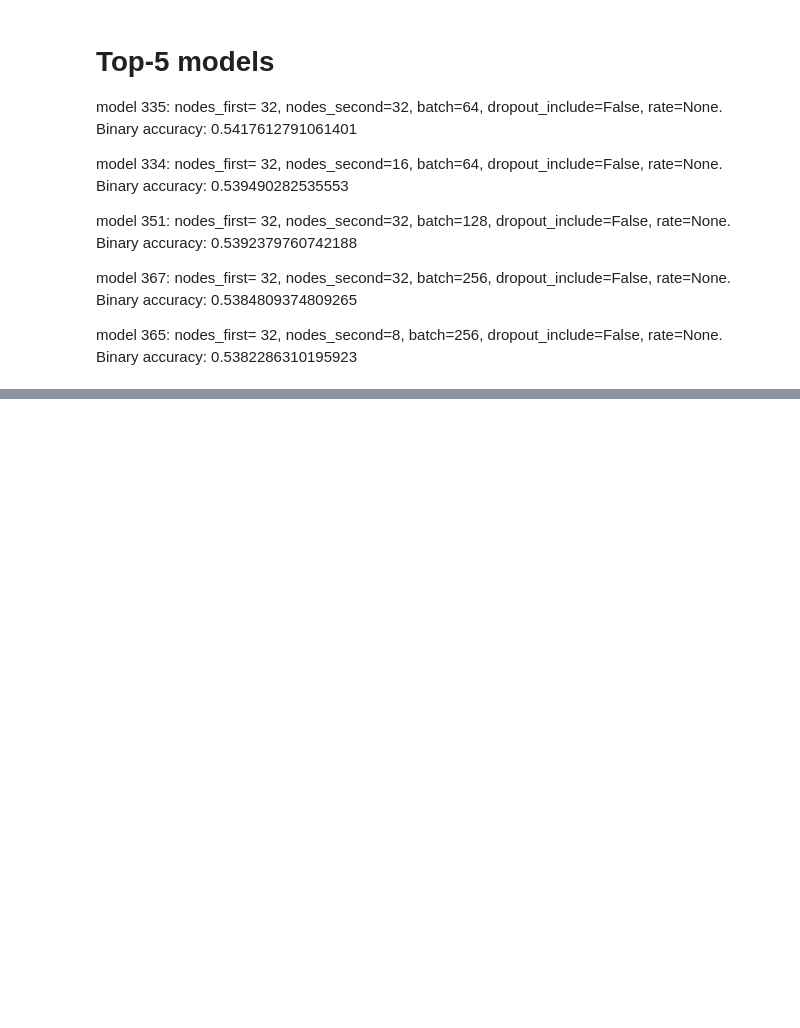
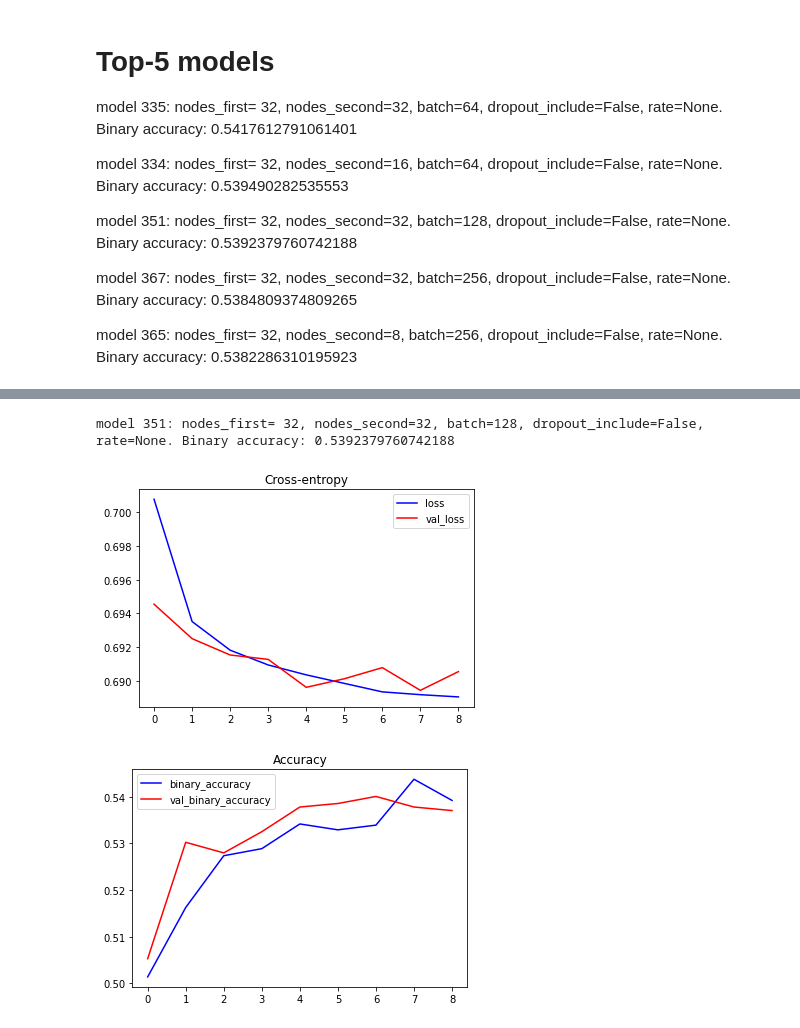
Before and after one commit to viktor-taraba/Term-Project-2021, a Jupyter notebook: TP21 3.2 SP500.ipynb, the cells around one changed output, grey strips where cells are left out. Cells and saved outputs as stored; diff of their text form; code cells hidden in the pictures; blank space fills up the shorter version.

```diff
--- a/TP21 3.2 SP500.ipynb
+++ b/TP21 3.2 SP500.ipynb
@@ -203,0 +265,6 @@ model 365: nodes_first= 32, nodes_second=8, batch=256, dropout_include=False, ra
+# %%
+neural_network_analysis(32, 32, 128, False, SEED, X_train, y_train, X_valid, y_valid, 351)
+# %% [output]
+model 351: nodes_first= 32, nodes_second=32, batch=128, dropout_include=False, rate=None. Binary accuracy: 0.5392379760742188
+[figure, added]
+[figure, added]
```
Also changed, not shown: parts of 4 cells of this notebook.
